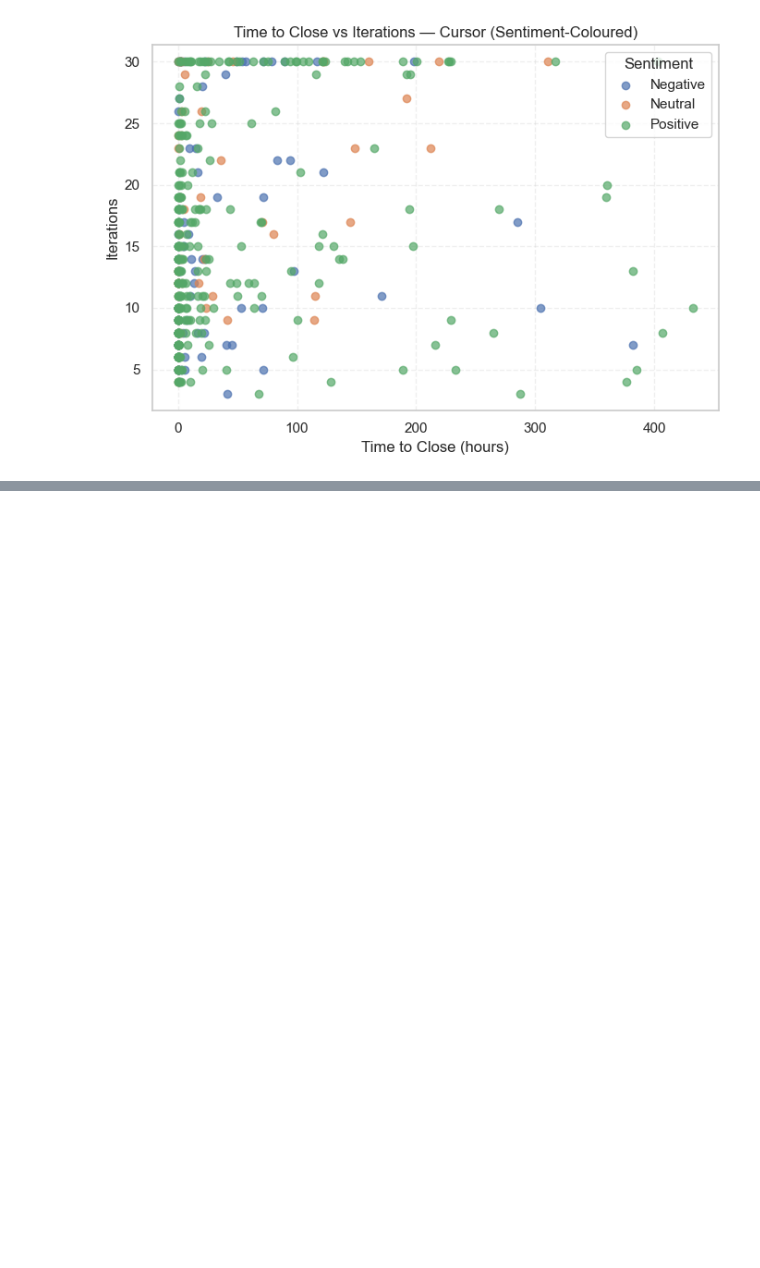
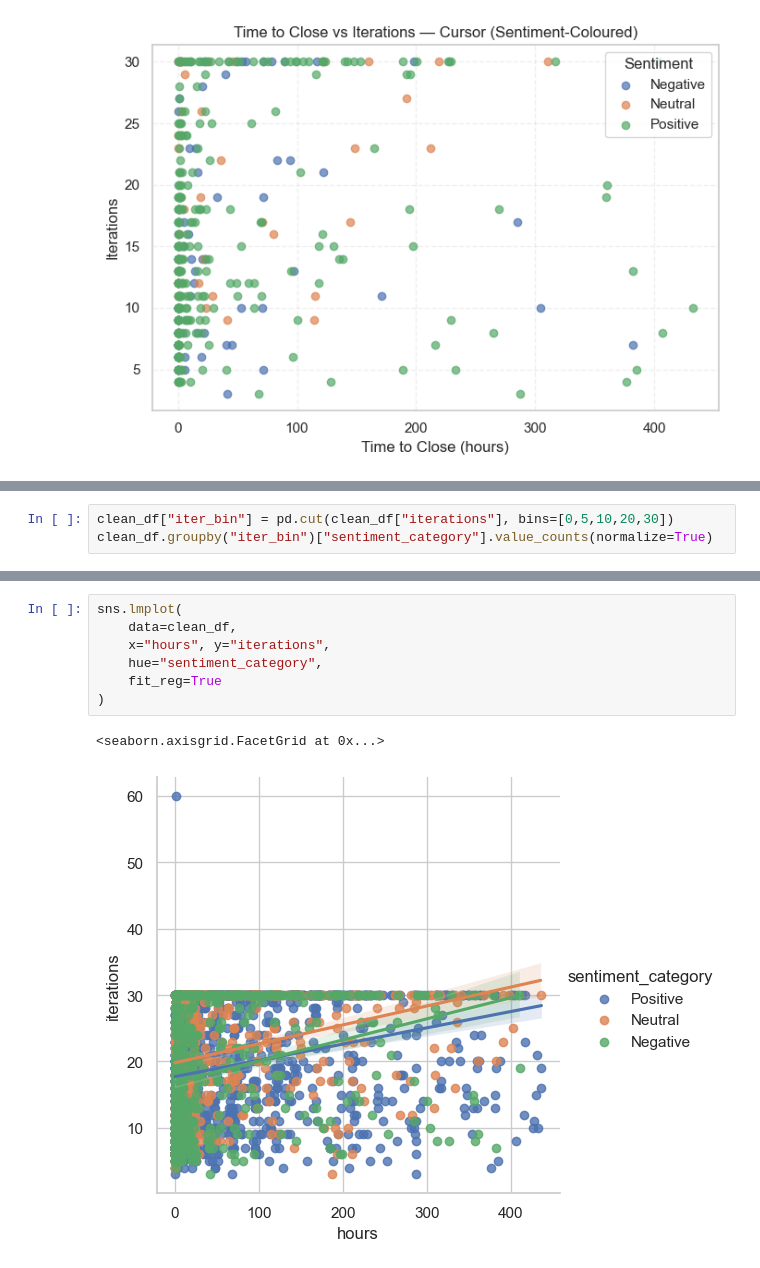
Before and after one commit to mzikkhan/effifiency_of_coding_agents, a Jupyter notebook: data_analysis_plots_of_time_and_iterations.ipynb, the cells around one changed output, grey strips where cells are left out. Saved outputs shown, nothing was run; the diff lists cells and outputs as text; blank space fills up the shorter version.

```diff
--- a/data_analysis_plots_of_time_and_iterations.ipynb
+++ b/data_analysis_plots_of_time_and_iterations.ipynb
@@ -535,0 +561,3 @@ for agent in agents:
+# %%
+clean_df["iter_bin"] = pd.cut(clean_df["iterations"], bins=[0,5,10,20,30])
+clean_df.groupby("iter_bin")["sentiment_category"].value_counts(normalize=True)
@@ -535,0 +597,10 @@ for agent in agents:
+# %%
+sns.lmplot(
+    data=clean_df,
+    x="hours", y="iterations",
+    hue="sentiment_category",
+    fit_reg=True
+)
+# %% [output]
+<seaborn.axisgrid.FacetGrid at 0x...>
+[figure, added]
```
Also changed, not shown: parts of 5 cells of this notebook.
